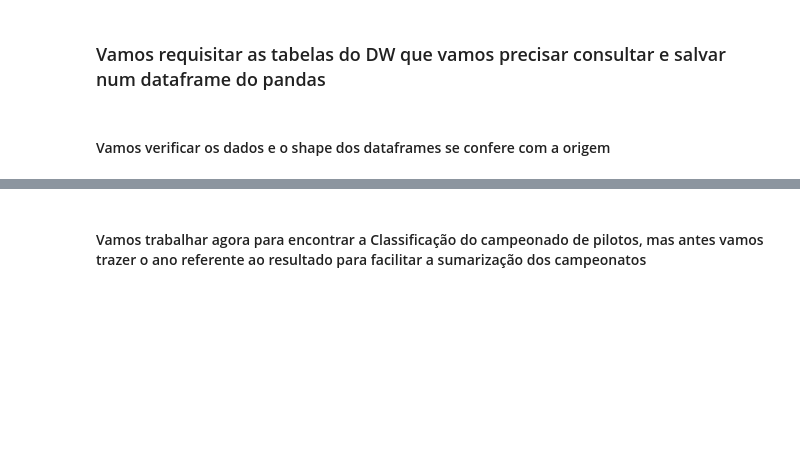
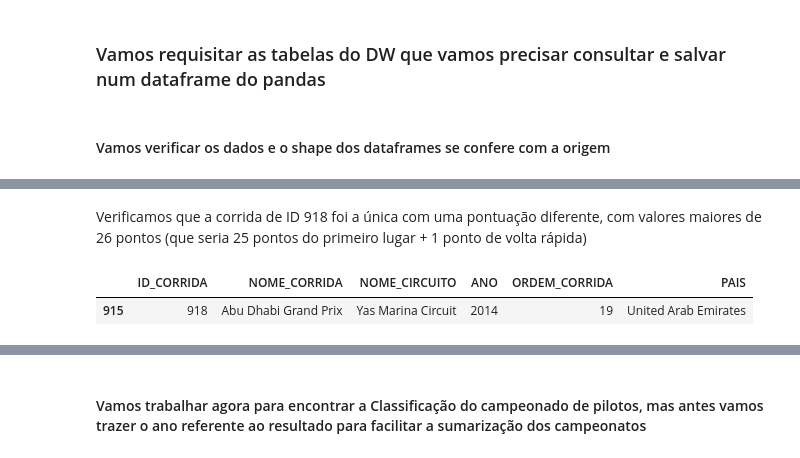
Before and after one commit to ebraimcarvalho/my-way, a Jupyter notebook: gama_accenture/DESAFIO/gama_mario_kart.ipynb, the cells around one changed output, grey strips where cells are left out. Cells and saved outputs as stored; diff of their text form; code cells hidden in the pictures; blank space fills up the shorter version.

```diff
--- a/gama_accenture/DESAFIO/gama_mario_kart.ipynb
+++ b/gama_accenture/DESAFIO/gama_mario_kart.ipynb
@@ -664,0 +480,7 @@ dtype: int64
+# %% [markdown]
+<p>Verificamos que a corrida de ID 918 foi a única com uma pontuação diferente, com valores maiores de 26 pontos (que seria 25 pontos do primeiro lugar + 1 ponto de volta rápida)</p>
+# %%
+dim_corrida[dim_corrida['ID_CORRIDA'] == 918]
+# %% [output]
+|  | ID_CORRIDA | NOME_CORRIDA | NOME_CIRCUITO | ANO | ORDEM_CORRIDA | PAIS |
+| 915 | 918 | Abu Dhabi Grand Prix | Yas Marina Circuit | 2014 | 19 | United Arab Emirates |
```
Also changed, not shown: parts of 113 cells of this notebook, 7 other files.
